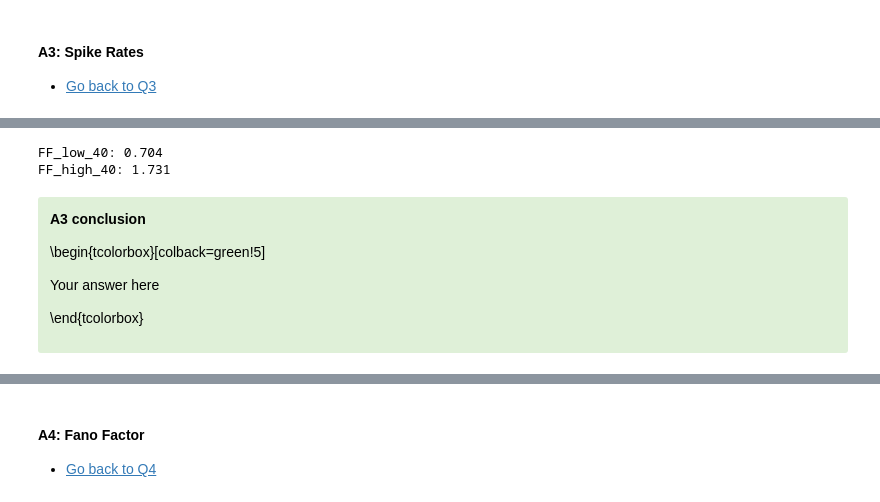
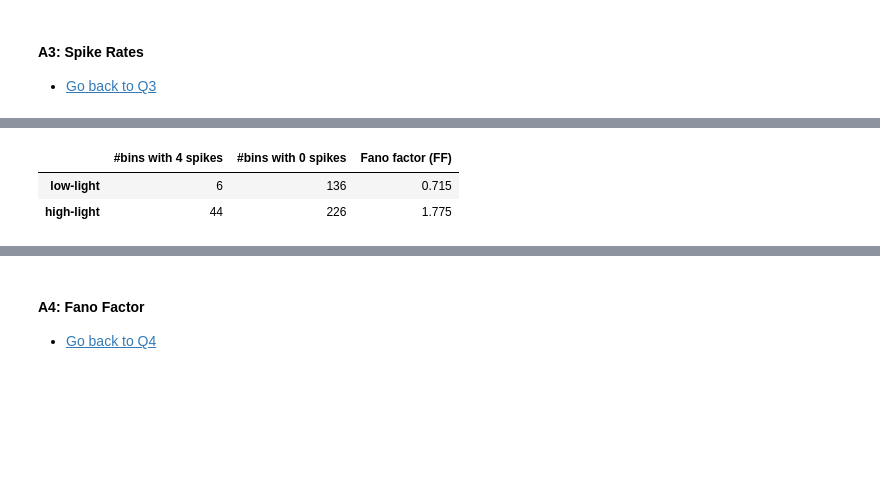
Before and after one commit to RobbeDeMuynck/CN_practicals, a Jupyter notebook: Module 2/Module2_Ex1_XX.ipynb, the cells around one changed output, grey strips where cells are left out. Cells and saved outputs as stored; diff of their text form; code cells hidden in the pictures; blank space fills up the shorter version.

```diff
--- a/Module 2/Module2_Ex1_XX.ipynb
+++ b/Module 2/Module2_Ex1_XX.ipynb
@@ -225,11 +228,11 @@ Use a moving window of 500 ms duration and a step size of 50 ms. Was the station
 #####################
 ##   Q1 solution   ##
 #####################
-# print(spikes_high.shape)
-# print(spikes_low.shape)
-f_low = len(spikes_low)/30 # Hz
-f_high = len(spikes_high)/30 # Hz
 
-print('f_low = ', f_low, 'Hz')
+T = 30 # [s]
+f_low = len(spikes_low)/T # [Hz]
+f_high = len(spikes_high)/T # [Hz]
+
+print('f_low  = ', f_low, 'Hz')
 print('f_high = ', f_high, "Hz")
 # %% [output]
@@ -343,32 +348,26 @@ bins with 0 spikes: low 231; high 327
-# %%
-# Use the following variables:
-#FF_low_50
-#FF_high_50
-
-######################
-##  Q3.2 solution   ##
-######################
-
-FF_low_40 = var(hist_low)/mean(hist_low)
-FF_high_40 = var(hist_high)/mean(hist_high)
-
-print(f"""
-FF_low_40: {FF_low_40:.3f}
-FF_high_40: {FF_high_40:.3f}
-""")
-# %% [output]
-FF_low_40: 0.704
-FF_high_40: 1.731
-# %% [markdown]
-<div class="alert alert-success">
-<span style="color:black">
-
-**A3 conclusion**
-
-\begin{tcolorbox}[colback=green!5]
-
-Your answer here
-
-\end{tcolorbox}
-
-</span>
+# %%
+# Use the following variables:
+#FF_low_50
+#FF_high_50
+
+######################
+##  Q3.2 solution   ##
+######################
+
+FF_low_50 = var(increments_low_50)/mean(increments_low_50)
+FF_high_50 = var(increments_high_50)/mean(increments_high_50)
+
+dict = {
+    "#bins with 4 spikes": [np.sum(bins_low_4spikes), np.sum(bins_high_4spikes)],
+    "#bins with 0 spikes": [np.sum(bins_low_0spikes), np.sum(bins_high_0spikes)],
+    "Fano factor (FF)": [np.round(FF_low_50, 3), np.round(FF_high_50, 3)]
+    }
+df = pd.DataFrame(dict, index=['low-light', 'high-light'])
+display(df)
+
+# from tabulate import tabulate
+# print(tabulate(df, headers = 'keys', tablefmt = 'github'))
+# %% [output]
+|  | #bins with 4 spikes | #bins with 0 spikes | Fano factor (FF) |
+| low-light | 6 | 136 | 0.715 |
+| high-light | 44 | 226 | 1.775 |
```
Also changed, not shown: parts of 21 cells of this notebook.
